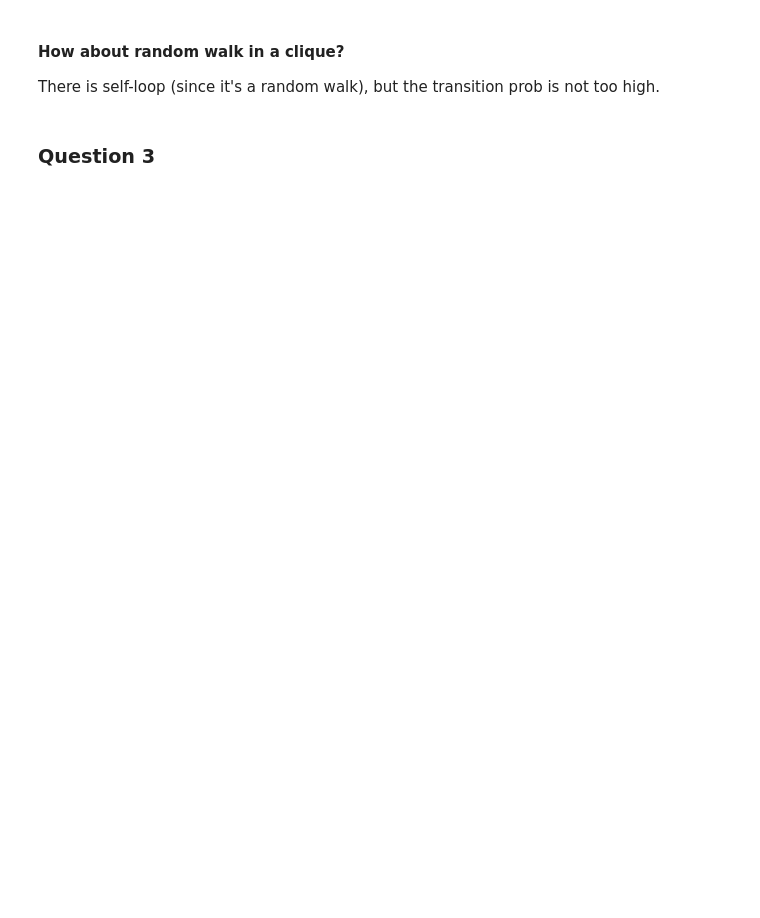
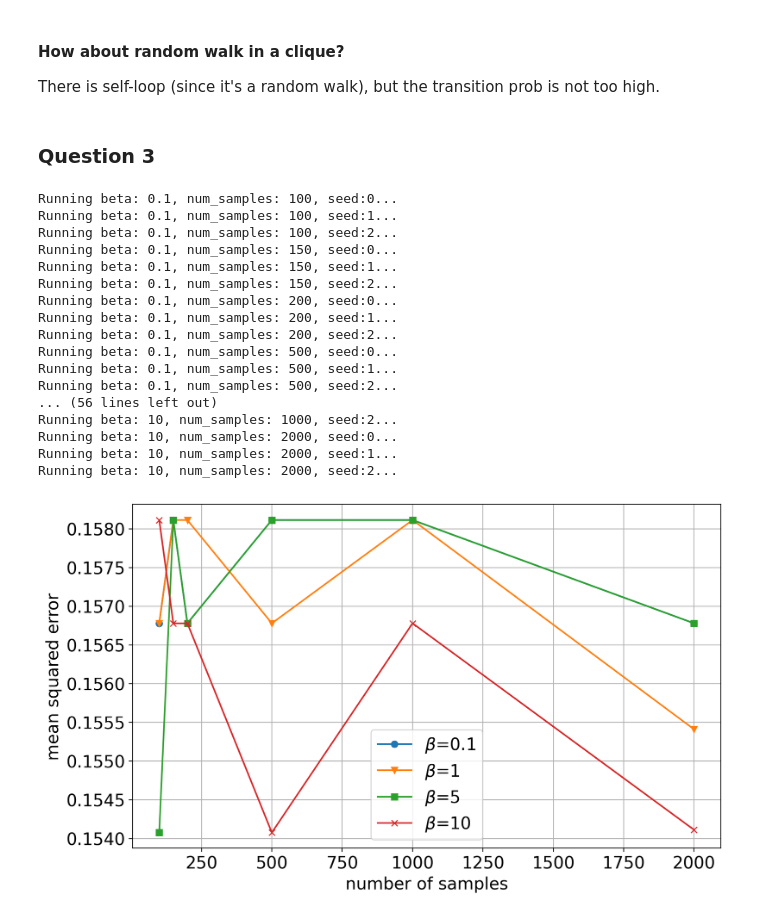
Before and after one commit to LiangzeJiang/MCAA-project, a Jupyter notebook: run_fast.ipynb, the cells around one changed output. Saved outputs shown, nothing was run; the diff lists cells and outputs as text; code cells hidden in the pictures; blank space fills up the shorter version.

```diff
--- a/run_fast.ipynb
+++ b/run_fast.ipynb
@@ -457,3 +509,35 @@ plot_error_wrt_beta(num_samples, all_errors_wrt_beta, beta_list, coef='s')
+# %%
+# compared to question 1, we change transition function, initialization function and the coefficient
+obj_func = "2-norm"
+trans_func = "multi_bit_random_flip_for_sparsity"
+init_func = "sparse_constraint"
+beta_func = "constant"
+sparsity = int(dim/100) # only used for question 2 & 3
+coef = 1/(2 * sparsity)
+
+all_errors_wrt_beta = {}
+for b in beta_list:
+    all_errors, all_vals= [], []
+    for m in num_samples:
+        error, vals = 0, np.zeros((num_iters,))
+        for s in seeds:
+            print(f"Running beta: {b}, num_samples: {m}, seed:{s}...")
+            x, y, theta_gt = gen_data(m, dim, sigma, seed=s, func=init_func, sparsity=sparsity)
+            betas = gen_beta_seq(x, y, obj, eps, dim, num_iters, beta_func, constant=b)
+            init_theta = state_init(dim, sparsity=sparsity, func=init_func)
+            theta_seq, val_seq = run_MH(x, y, num_iters, betas, trans_func, obj_func, init_theta, sparsity=sparsity)
+
+            error += eval(theta_gt, theta_seq, coef, warmup_iters=-1)/len(seeds) # estimate mean squared error, averaged over theta and X
+            vals += np.array(val_seq)/len(seeds)
+
+        all_errors.append(error)
+        all_vals.append(vals)
+
+    all_errors_wrt_beta[b] = all_errors
+
+    # plot_error(num_samples, all_errors)
+
+plot_error_wrt_beta(num_samples, all_errors_wrt_beta, beta_list, coef='s')
 # %% [markdown]
 #### How about random walk in a clique?
 There is self-loop (since it's a random walk), but the transition prob is not too high.
@@ -473,7 +557,7 @@ for b in beta_list:
         error, vals = 0, np.zeros((num_iters,))
         for s in seeds:
             print(f"Running beta: {b}, num_samples: {m}, seed:{s}...")
-            x, y, theta_gt = gen_data(m, dim, sigma, seed=s)
+            x, y, theta_gt = gen_data(m, dim, sigma, seed=s, func=init_func, sparsity=sparsity)
             betas = gen_beta_seq(x, y, obj, eps, dim, num_iters, beta_func, constant=b)
             init_theta = state_init(dim, sparsity=sparsity, func=init_func)
             theta_seq, val_seq = run_MH(x, y, num_iters, betas, trans_func, obj_func, init_theta, sparsity=sparsity)
@@ -495,34 +579,53 @@ plot_error_wrt_beta(num_samples, all_errors_wrt_beta, beta_list, coef='s')
 # compared to question 2, we change objective function (TODO)
 obj_func = "logistic_exponential"  # logistic_exponential, zero_one_loss, hinge_loss, bce_loss
 trans_func = "2_bit_random_flip_for_sparsity"
 init_func = "sparse_constraint"
 beta_func = "constant"
 sparsity = int(dim/100) # only used for question 2 & 3
 coef = 1/(2 * sparsity)
 
 all_errors_wrt_beta = {}
 for b in beta_list:
     all_errors, all_vals= [], []
     for m in num_samples:
         error, vals = 0, np.zeros((num_iters,))
         for s in seeds:
             print(f"Running beta: {b}, num_samples: {m}, seed:{s}...")
-            x, y, theta_gt = gen_data(m, dim, sigma, seed=s)
+            x, y, theta_gt = gen_data(m, dim, sigma, seed=s, func=init_func, sparsity=sparsity)
             betas = gen_beta_seq(x, y, obj, eps, dim, num_iters, beta_func, constant=b)
             init_theta = state_init(dim, sparsity=sparsity, func=init_func)
             theta_seq, val_seq = run_MH(x, y, num_iters, betas, trans_func, obj_func, init_theta, sparsity=sparsity)
 
             error += eval(theta_gt, theta_seq, coef, warmup_iters=-1)/len(seeds) # estimate mean squared error, averaged over theta and X
             vals += np.array(val_seq)/len(seeds)
 
         all_errors.append(error)
         all_vals.append(vals)
 
     all_errors_wrt_beta[b] = all_errors
 
     # plot_error(num_samples, all_errors)
 
 plot_error_wrt_beta(num_samples, all_errors_wrt_beta, beta_list, coef='s')
+# %% [output]
+Running beta: 0.1, num_samples: 100, seed:0...
+Running beta: 0.1, num_samples: 100, seed:1...
+Running beta: 0.1, num_samples: 100, seed:2...
+Running beta: 0.1, num_samples: 150, seed:0...
+Running beta: 0.1, num_samples: 150, seed:1...
+Running beta: 0.1, num_samples: 150, seed:2...
+Running beta: 0.1, num_samples: 200, seed:0...
+Running beta: 0.1, num_samples: 200, seed:1...
+Running beta: 0.1, num_samples: 200, seed:2...
+Running beta: 0.1, num_samples: 500, seed:0...
+Running beta: 0.1, num_samples: 500, seed:1...
+Running beta: 0.1, num_samples: 500, seed:2...
+... (56 lines left out)
+Running beta: 10, num_samples: 1000, seed:2...
+Running beta: 10, num_samples: 2000, seed:0...
+Running beta: 10, num_samples: 2000, seed:1...
+Running beta: 10, num_samples: 2000, seed:2...
+[figure, added]
 # %%
 # compared to question 2, we change objective function (TODO)
 obj_func = "zero_one_loss"  # logistic_exponential, zero_one_loss, hinge_loss, bce_loss
```
Also changed, not shown: parts of 16 cells of this notebook.
